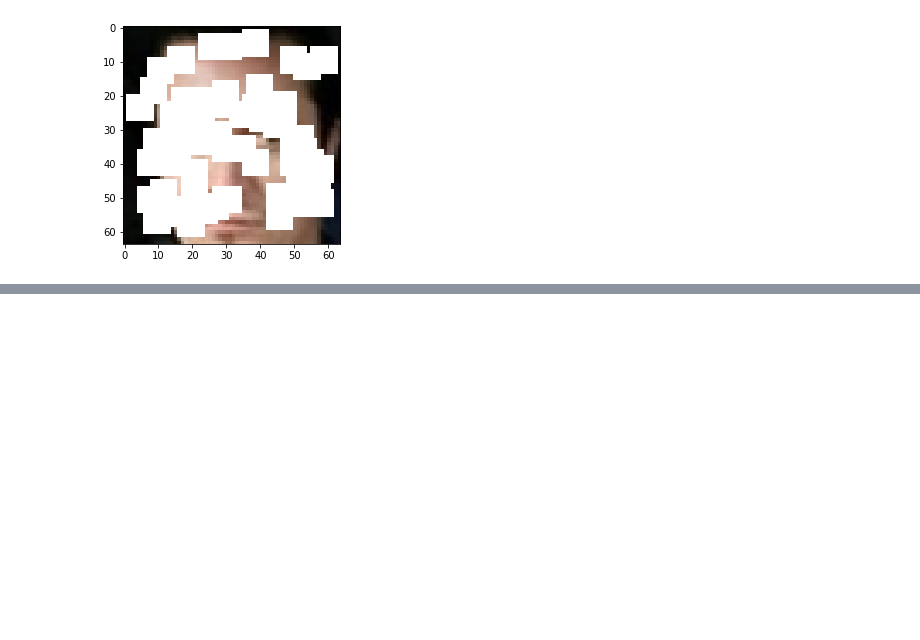
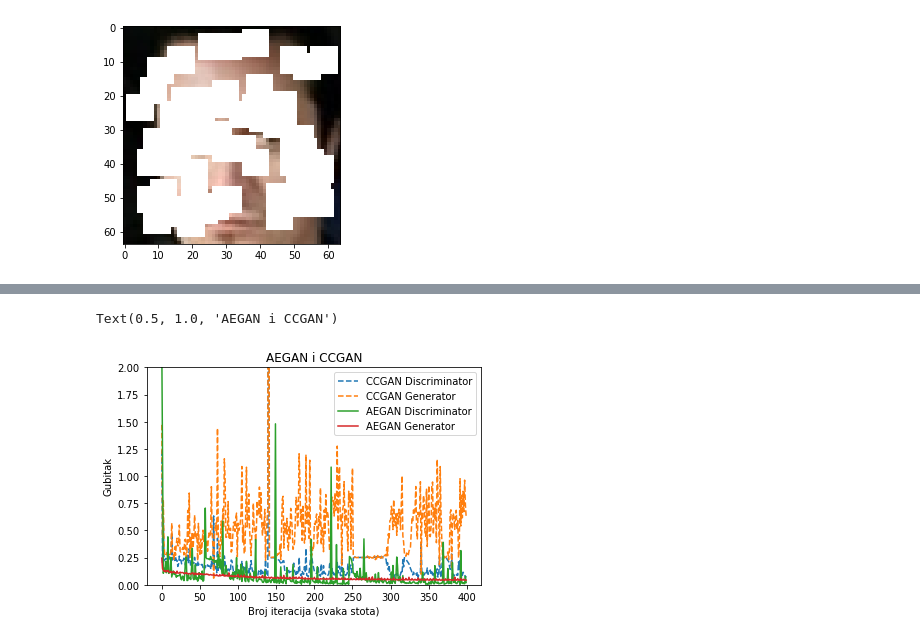
Before and after one commit to TomislavZupanovic/Data-Reconstruction, a Jupyter notebook: notebooks/ImageMask.ipynb, the cells around one changed output, grey strips where cells are left out. Cells and saved outputs as stored; diff of their text form; code cells hidden in the pictures; blank space fills up the shorter version.

```diff
--- a/notebooks/ImageMask.ipynb
+++ b/notebooks/ImageMask.ipynb
@@ -183,0 +171,4 @@ reshaped.size(0)
+# %%
+cnn_loss = pd.read_csv('losses_cnn_20.csv', index_col=False)
+ccgan_loss = pd.read_csv('losses_ccgan_half.csv', index_col=False)
+aegan_loss = pd.read_csv('losses_aegan_half.csv', index_col=False)
@@ -183,0 +191,13 @@ reshaped.size(0)
+# %%
+plt.plot(ccgan_loss.Discriminator, label='CCGAN Discriminator', linestyle='--')
+plt.plot(ccgan_loss.Generator, label='CCGAN Generator', linestyle='--')
+plt.plot(aegan_loss.Discriminator, label='AEGAN Discriminator')
+plt.plot(aegan_loss.Generator, label='AEGAN Generator')
+plt.ylim(0.0, 2.0)
+plt.legend()
+plt.xlabel('Broj iteracija (svaka stota)')
+plt.ylabel('Gubitak')
+plt.title('AEGAN i CCGAN')
+# %% [output]
+Text(0.5, 1.0, 'AEGAN i CCGAN')
+[figure, added]
```
Also changed, not shown: parts of 19 cells of this notebook, 4 other files.
